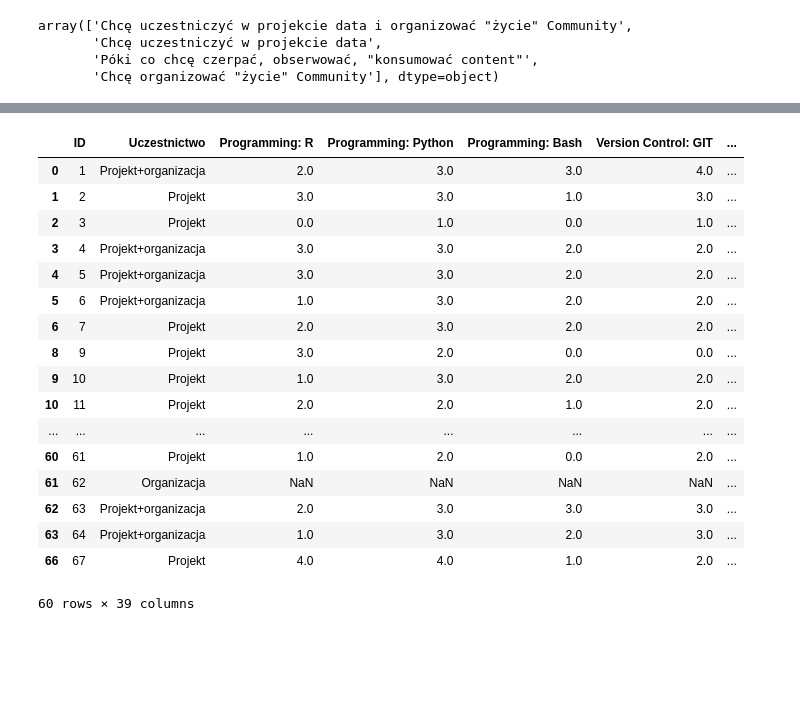
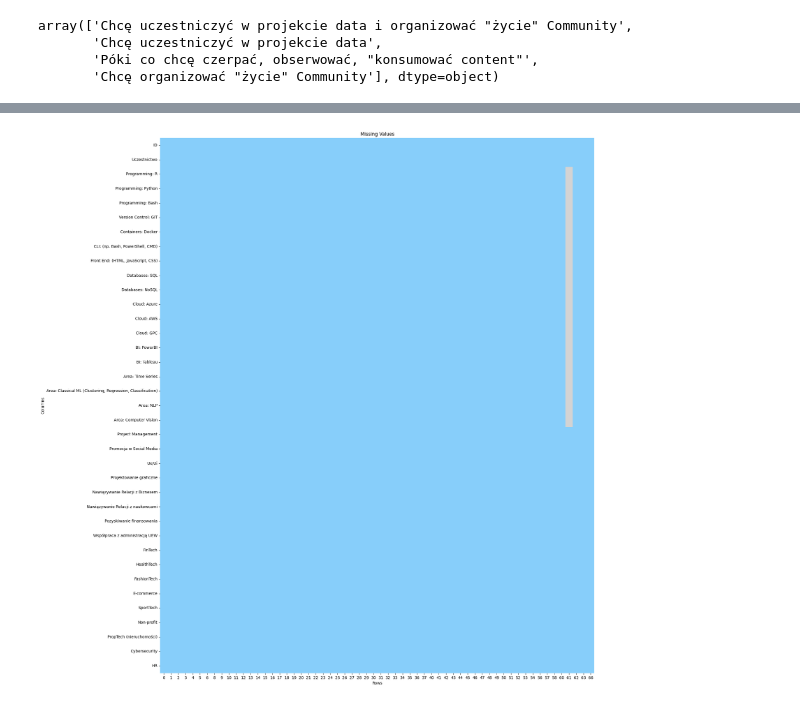
Before and after one commit to MalwinaKoz/Project-People-Analytics, a Jupyter notebook: notebooks/02_FeatureEngineering.ipynb, the cells around one changed output, grey strips where cells are left out. Drawn from its saved outputs; the diff is of its cells as text; code cells hidden in the pictures; blank space fills up the shorter version.

```diff
--- a/notebooks/02_FeatureEngineering.ipynb
+++ b/notebooks/02_FeatureEngineering.ipynb
@@ -35 +74,17 @@ selected_data = selected_data[selected_data['Uczestnictwo'] != 'Póki co chcę c
+# %%
+selected_data.drop(['Masz jakiś pomysł na projekt data? Napisz nam o tym. Jeżeli to nie ten moment, pozostaw puste pole.',
+                    'Jeżeli jest obszar, na którym się znasz i chcesz go wykorzystać, dopisz go:',
+                    'Jeżeli pominięto branżę, na której się znasz dopisz ją:'],axis=1,inplace=True)
+# %%
+palette = sns.color_palette(['#87CEFA', '#D3D3D3'])
+plt.figure(figsize=(20, 40))
+ax = plt.axes(aspect=2)
+heatmap = sns.heatmap(selected_data.isna().transpose(), cmap=palette,cbar=False, ax=ax)
+heatmap.set_title('Missing Values', fontsize=12)
+plt.xlabel('Rows', fontsize=10)
+plt.ylabel('Columns', fontsize=10)
+plt.savefig('../figures/02_NoMissingValuesHeatmap.png', dpi=300,bbox_inches='tight')
+plt.show()
+# %% [output]
+[figure, added]
 # %%
@@ -37,21 +91,0 @@ selected_data.to_csv("../data/03_Processed/01_ProcessedData.csv", index=False)
-# %%
-selected_data
-# %% [output]
-|  | ID | Uczestnictwo | Programming: R | Programming: Python | Programming: Bash | Version Control: GIT | ... |
-| 0 | 1 | Projekt+organizacja | 2.0 | 3.0 | 3.0 | 4.0 | ... |
-| 1 | 2 | Projekt | 3.0 | 3.0 | 1.0 | 3.0 | ... |
-| 2 | 3 | Projekt | 0.0 | 1.0 | 0.0 | 1.0 | ... |
-| 3 | 4 | Projekt+organizacja | 3.0 | 3.0 | 2.0 | 2.0 | ... |
-| 4 | 5 | Projekt+organizacja | 3.0 | 3.0 | 2.0 | 2.0 | ... |
-| 5 | 6 | Projekt+organizacja | 1.0 | 3.0 | 2.0 | 2.0 | ... |
-| 6 | 7 | Projekt | 2.0 | 3.0 | 2.0 | 2.0 | ... |
-| 8 | 9 | Projekt | 3.0 | 2.0 | 0.0 | 0.0 | ... |
-| 9 | 10 | Projekt | 1.0 | 3.0 | 2.0 | 2.0 | ... |
-| 10 | 11 | Projekt | 2.0 | 2.0 | 1.0 | 2.0 | ... |
-| ... | ... | ... | ... | ... | ... | ... | ... |
-| 60 | 61 | Projekt | 1.0 | 2.0 | 0.0 | 2.0 | ... |
-| 61 | 62 | Organizacja | NaN | NaN | NaN | NaN | ... |
-| 62 | 63 | Projekt+organizacja | 2.0 | 3.0 | 3.0 | 3.0 | ... |
-| 63 | 64 | Projekt+organizacja | 1.0 | 3.0 | 2.0 | 3.0 | ... |
-| 66 | 67 | Projekt | 4.0 | 4.0 | 1.0 | 2.0 | ... |
-60 rows × 39 columns
```
Also changed, not shown: parts of 6 cells of this notebook, 10 other files.
